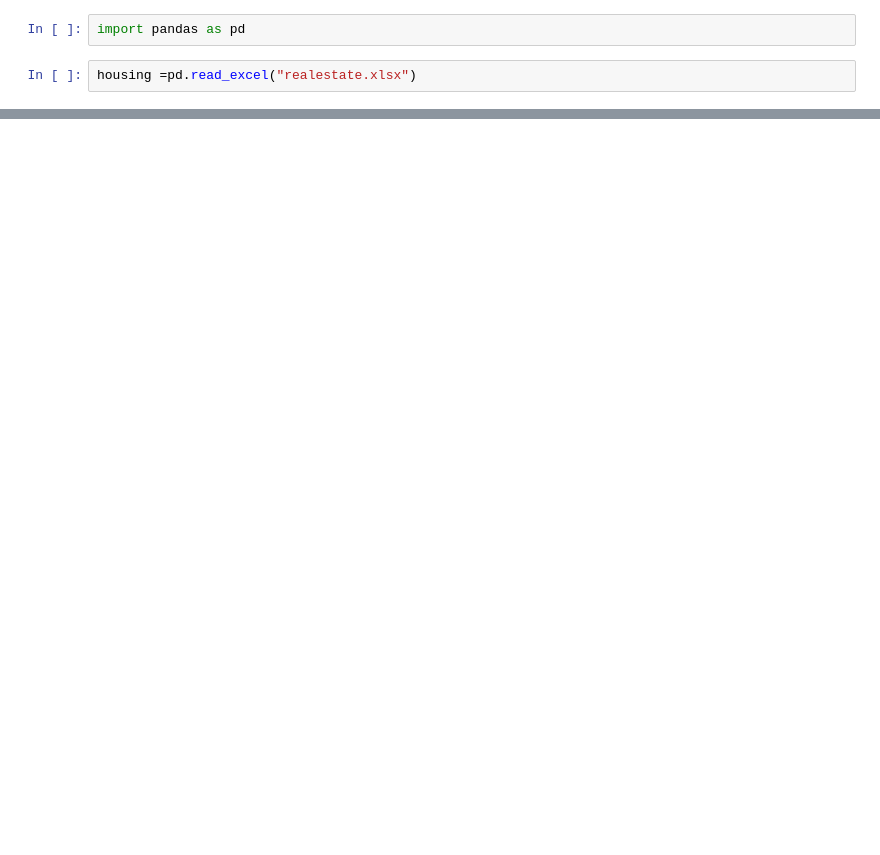
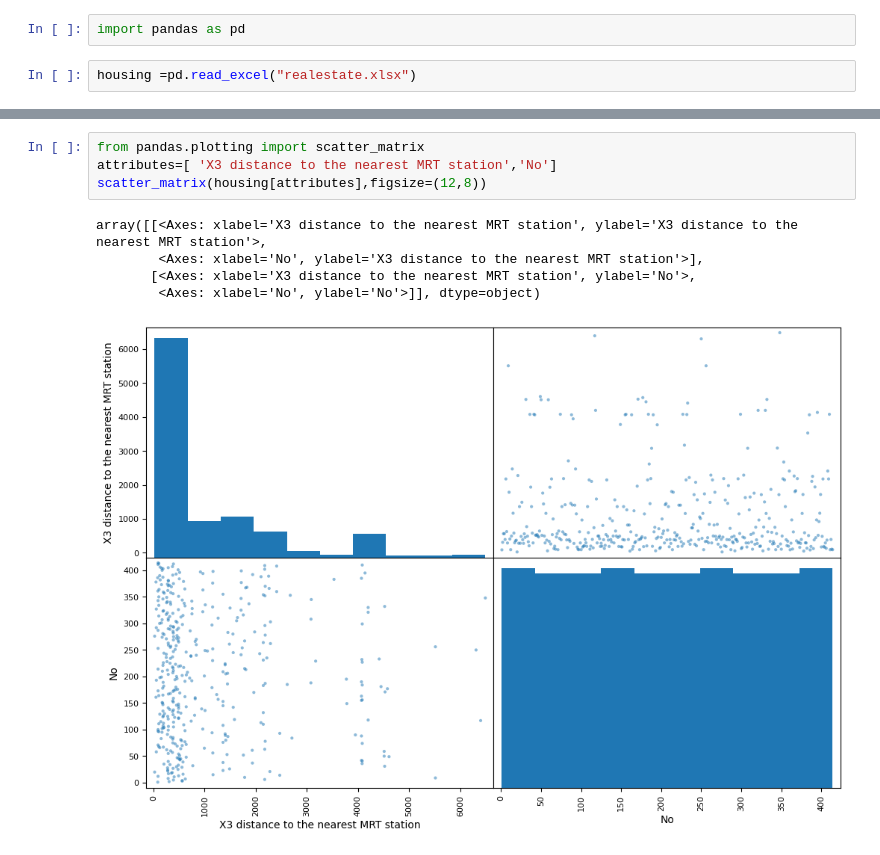
Before and after one commit to ayush0121/realestate--price-prediction, a Jupyter notebook: estate.ipynb.ipynb, the cells around one changed output, grey strips where cells are left out. Cells and saved outputs as stored; diff of their text form; blank space fills up the shorter version.

```diff
--- a/estate.ipynb.ipynb
+++ b/estate.ipynb.ipynb
@@ -17,0 +164,10 @@ NameError: name 'housing' is not defined
+# %%
+from pandas.plotting import scatter_matrix
+attributes=[ 'X3 distance to the nearest MRT station','No']
+scatter_matrix(housing[attributes],figsize=(12,8))
+# %% [output]
+array([[<Axes: xlabel='X3 distance to the nearest MRT station', ylabel='X3 distance to the nearest MRT station'>,
+        <Axes: xlabel='No', ylabel='X3 distance to the nearest MRT station'>],
+       [<Axes: xlabel='X3 distance to the nearest MRT station', ylabel='No'>,
+        <Axes: xlabel='No', ylabel='No'>]], dtype=object)
+[figure, added]
```
Also changed, not shown: parts of 18 cells of this notebook.
